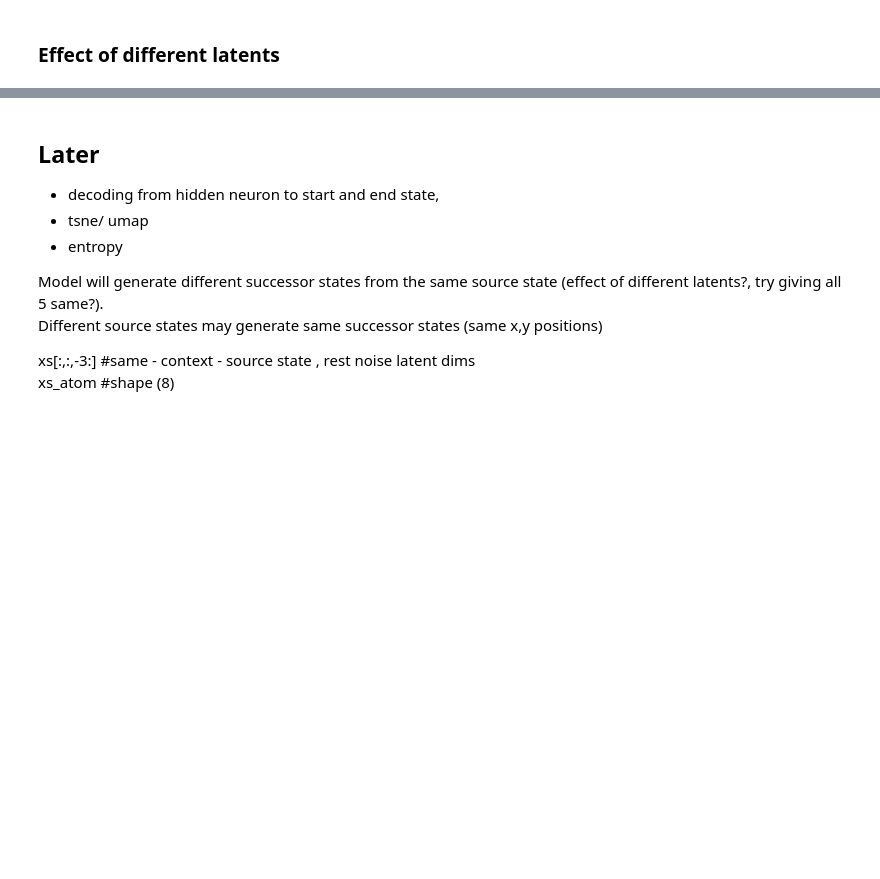
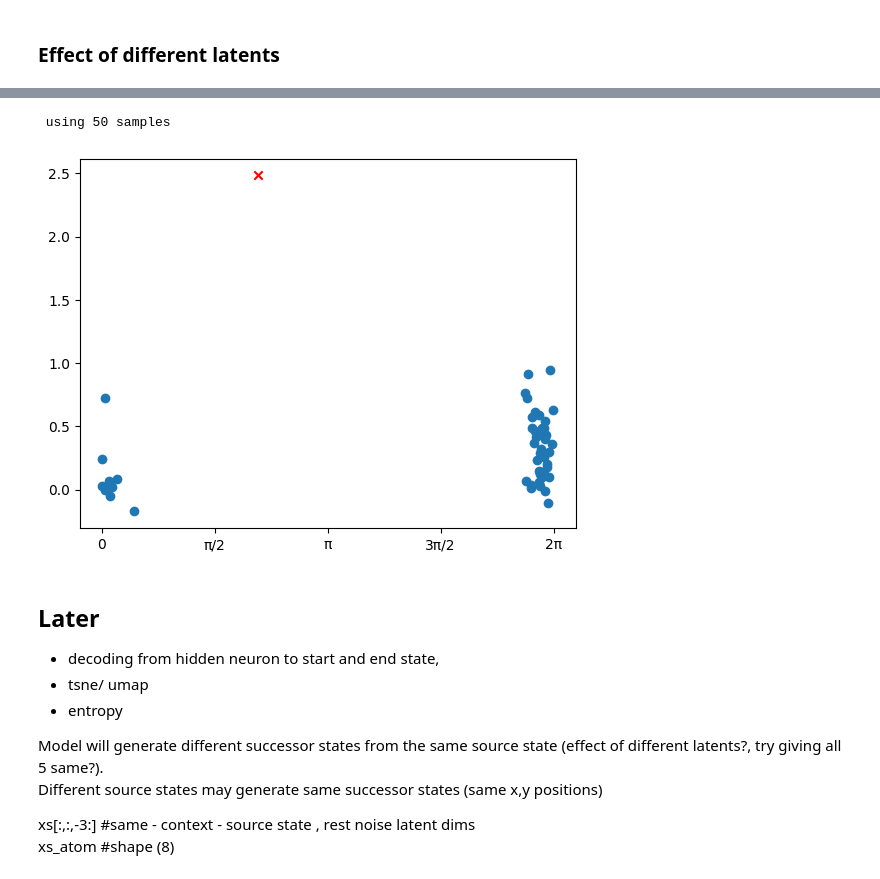
Before and after one commit to Sruthi-sk/dsm-hippocampus, a Jupyter notebook: notebooks/model_viz_pendulum.ipynb, the cells around one changed output, grey strips where cells are left out. Cells and saved outputs as stored; diff of their text form; code cells hidden in the pictures; blank space fills up the shorter version.

```diff
--- a/notebooks/model_viz_pendulum.ipynb
+++ b/notebooks/model_viz_pendulum.ipynb
@@ -1153,4 +1108,0 @@ modelviz_utils.plot_neuron_ratemaps_from_activationlayerlist(activations_layer_a
-# %%
-layers = ['Dense_0','Dense_1','Dense_2']
-
-layers
@@ -1161,14 +1108,0 @@ layers
-# %%
-layers = ['Dense_2',]
-
-activations_layer_randomz = []
-for i in range(1):
-    rng = jax.random.PRNGKey(i)
-    zs = jax.random.normal(rng, (config.latent_dims,))
-    print('zs',zs)
-    activations_layer = modelviz_utils.compute_activation_layer_all_sources(state.generator, atom_params, source_states_env,zs, layers)
-    activations_layer_randomz.append(activations_layer)
-
-    print(activations_layer.shape)
-    neuron_idx = np.arange(0, min(50,activations_layer.shape[1]))
-    modelviz_utils.plot_neuron_activations(activations_layer,neuron_idx,layers,xpos,ypos)
@@ -1188,3 +1154,30 @@ for i in range(1):
+# %%
+num_samples=50 #config.plot_num_samples # Number of state samples
+print(f' using {num_samples} samples')
+layers = ['Dense_3',]
+atom_i = 7
+atom_params = modelviz_loaders.extract_params_ith_atom(state.generator, atom_i, config.num_outer)
+
+# activations_layer = show_allsamples_compute_activation_layer_all_sources(atom_params, sources_all, layers,num_samples)
+# print(activations_layer.shape)
+# neuron_idx = 2
+# label=f'Activations of neuron {neuron_idx} of  {layers} all generated samples'
+# plot_neuron_activations_samples(activations_layer,neuron_idx,label)
+
+# layer 3 activations are predicted states
+assert activations_layer.shape[-1] ==3
+source_idx = 10
+layers = ['Dense_3',]
+activations_layer = multiple_samples_compute_activation_layer_1source(atom_params, sources_all[source_idx], layers,num_samples)
+plt.scatter(theta_all[source_idx], thetadot_all[source_idx], marker="x", color="red")
+predicted_states = activations_layer
+thetas = np.arctan2(predicted_states[:, 1], predicted_states[:, 0]) % (2 * np.pi)
+velocities = predicted_states[:, -1]
+plt.scatter(thetas, velocities)
+plt.xticks([0, np.pi / 2, np.pi, 3 * np.pi / 2, 2 * np.pi], ["0", "π/2", "π", "3π/2", "2π"])
+# %% [output]
+ using 50 samples
+[figure, added]
 # %% [markdown]
 ## Later
 
```
Also changed, not shown: parts of 17 cells of this notebook.
